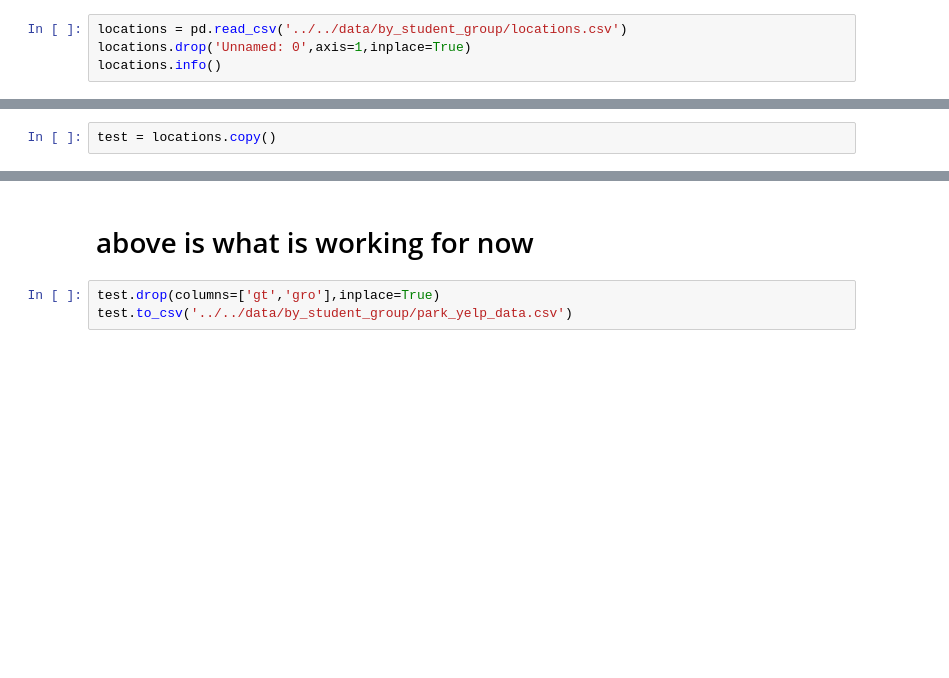
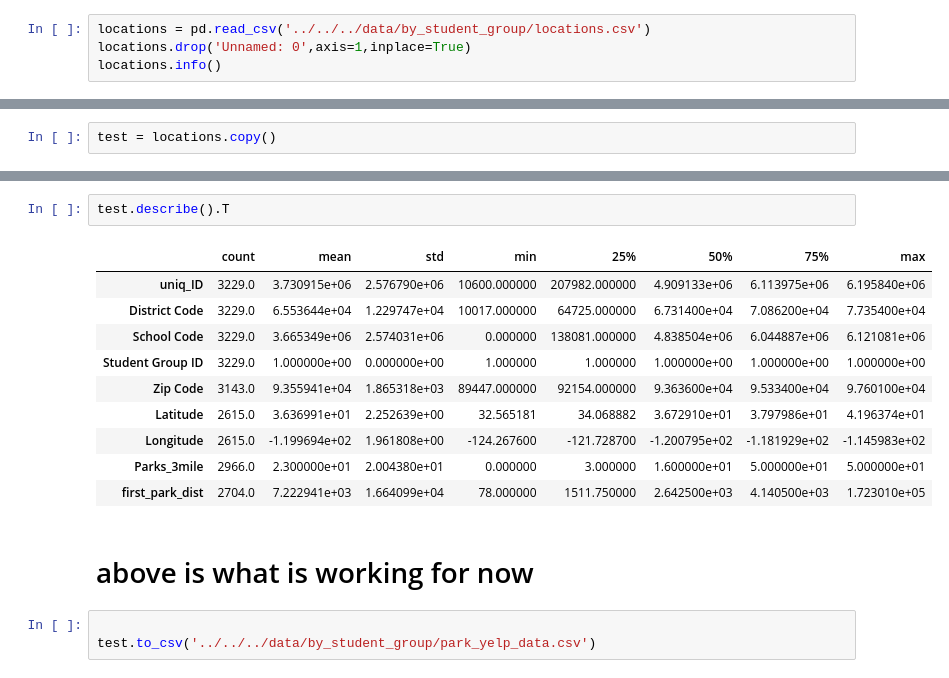
Before and after one commit to misterrustia/California_Testing_Analysis, a Jupyter notebook: notebooks/Data_Wrangling/yelp_notebooks/1.4.2.Parks_yelp_API_query.ipynb, the cells around one changed output, grey strips where cells are left out. Drawn from its saved outputs; the diff is of its cells as text; blank space fills up the shorter version.

```diff
--- a/notebooks/Data_Wrangling/yelp_notebooks/1.4.2.Parks_yelp_API_query.ipynb
+++ b/notebooks/Data_Wrangling/yelp_notebooks/1.4.2.Parks_yelp_API_query.ipynb
@@ -22,7 +22,7 @@ api_key = api_key
 missing hella scores
 ##
 # %%
-locations = pd.read_csv('../../data/by_student_group/locations.csv')
+locations = pd.read_csv('../../../data/by_student_group/locations.csv')
 locations.drop('Unnamed: 0',axis=1,inplace=True)
 locations.info()
 # %% [output]
@@ -209,5 +243,18 @@ m.head(10)
+# %%
+test.describe().T
+# %% [output]
+|  | count | mean | std | min | 25% | 50% | 75% | max |
+| uniq_ID | 3229.0 | 3.730915e+06 | 2.576790e+06 | 10600.000000 | 207982.000000 | 4.909133e+06 | 6.113975e+06 | 6.195840e+06 |
+| District Code | 3229.0 | 6.553644e+04 | 1.229747e+04 | 10017.000000 | 64725.000000 | 6.731400e+04 | 7.086200e+04 | 7.735400e+04 |
+| School Code | 3229.0 | 3.665349e+06 | 2.574031e+06 | 0.000000 | 138081.000000 | 4.838504e+06 | 6.044887e+06 | 6.121081e+06 |
+| Student Group ID | 3229.0 | 1.000000e+00 | 0.000000e+00 | 1.000000 | 1.000000 | 1.000000e+00 | 1.000000e+00 | 1.000000e+00 |
+| Zip Code | 3143.0 | 9.355941e+04 | 1.865318e+03 | 89447.000000 | 92154.000000 | 9.363600e+04 | 9.533400e+04 | 9.760100e+04 |
+| Latitude | 2615.0 | 3.636991e+01 | 2.252639e+00 | 32.565181 | 34.068882 | 3.672910e+01 | 3.797986e+01 | 4.196374e+01 |
+| Longitude | 2615.0 | -1.199694e+02 | 1.961808e+00 | -124.267600 | -121.728700 | -1.200795e+02 | -1.181929e+02 | -1.145983e+02 |
+| Parks_3mile | 2966.0 | 2.300000e+01 | 2.004380e+01 | 0.000000 | 3.000000 | 1.600000e+01 | 5.000000e+01 | 5.000000e+01 |
+| first_park_dist | 2704.0 | 7.222941e+03 | 1.664099e+04 | 78.000000 | 1511.750000 | 2.642500e+03 | 4.140500e+03 | 1.723010e+05 |
 # %% [markdown]
 # above is what is working for now
 # %%
-test.drop(columns=['gt','gro'],inplace=True)
-test.to_csv('../../data/by_student_group/park_yelp_data.csv')
+
+test.to_csv('../../../data/by_student_group/park_yelp_data.csv')
```
Also changed, not shown: parts of 6 cells of this notebook, 3 other files.
